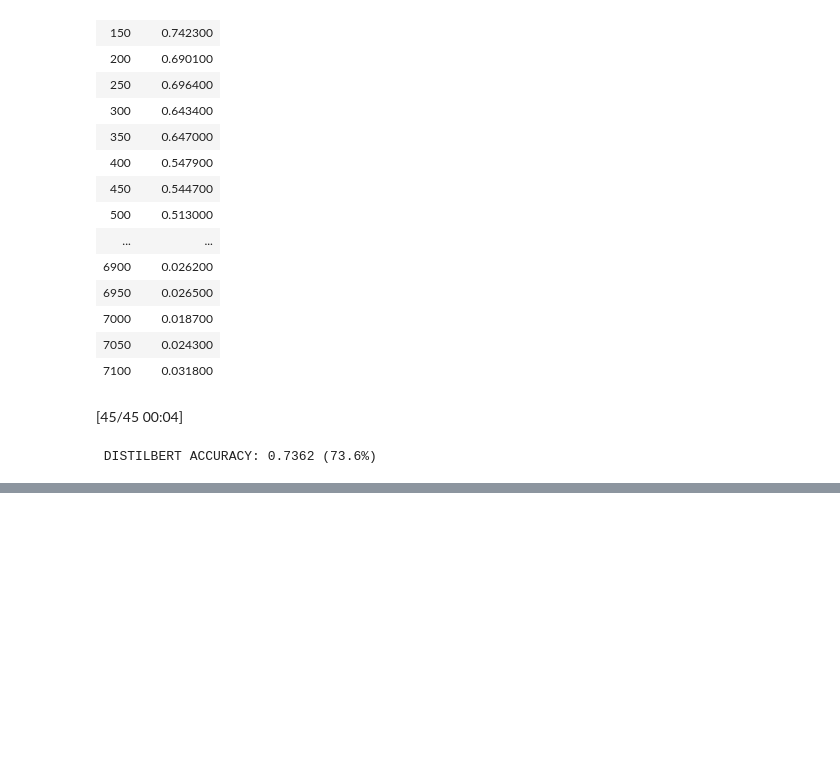
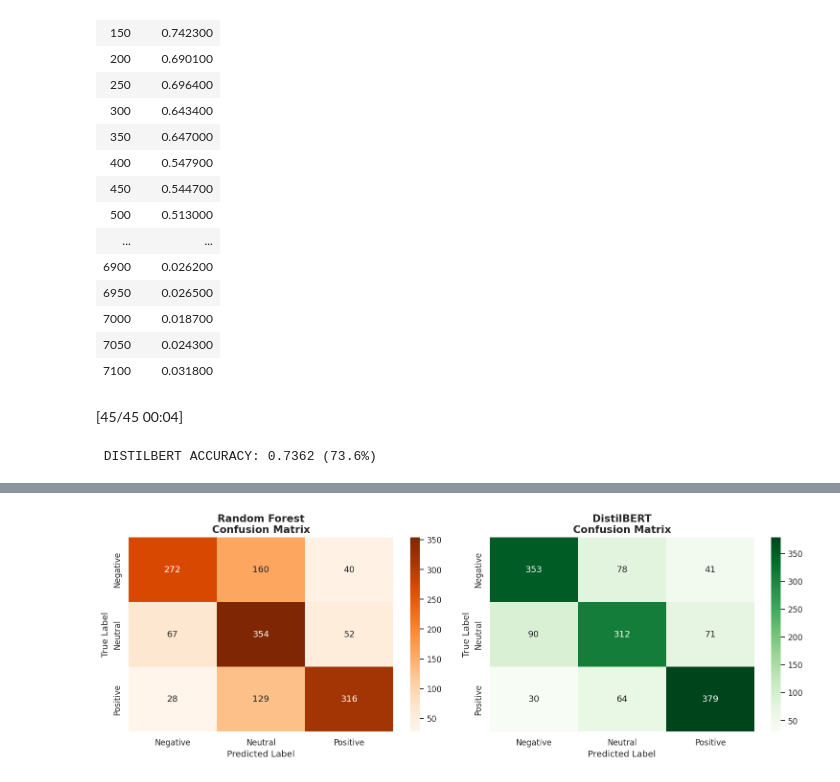
Before and after one commit to akash99955/AML, a Jupyter notebook: AML.ipynb, the cells around one changed output, grey strips where cells are left out. Cells and saved outputs as stored; diff of their text form; code cells hidden in the pictures; blank space fills up the shorter version.

```diff
--- a/AML.ipynb
+++ b/AML.ipynb
@@ -1091,0 +842,91 @@ Logistic Regression  0.706629  0.706582   0.706695 0.706629
+# %%
+# First, get DistilBERT predictions and probabilities
+bert_predictions_output = trainer.predict(test_dataset)
+y_pred_bert = np.argmax(bert_predictions_output.predictions, axis=1)
+
+# The output are logits, apply softmax to get probabilities for each class
+y_prob_bert = torch.softmax(torch.tensor(bert_predictions_output.predictions), dim=1).numpy()
+
+# Calculate accuracy for BOTH models (Random Forest + DistilBERT)
+rf_accuracy = accuracy_score(test_df['sentiment_label'], y_pred_rf)
+bert_accuracy = accuracy_score(test_df['sentiment_label'], y_pred_bert)
+
+# VISUALIZATION: Confusion Matrices Comparison (2 models)
+fig, axes = plt.subplots(1, 2, figsize=(14, 5))
+
+class_labels = ['Negative', 'Neutral', 'Positive']
+
+# Random Forest Confusion Matrix
+cm_rf = confusion_matrix(test_df['sentiment_label'], y_pred_rf)
+sns.heatmap(cm_rf, annot=True, fmt='d', cmap='Oranges',
+            xticklabels=class_labels,
+            yticklabels=class_labels,
+            ax=axes[0])
+axes[0].set_title('Random Forest\nConfusion Matrix', fontsize=14, fontweight='bold')
+axes[0].set_xlabel('Predicted Label', fontsize=12)
+axes[0].set_ylabel('True Label', fontsize=12)
+
+# DistilBERT Confusion Matrix
+cm_bert = confusion_matrix(test_df['sentiment_label'], y_pred_bert)
+sns.heatmap(cm_bert, annot=True, fmt='d', cmap='Greens',
+            xticklabels=class_labels,
+            yticklabels=class_labels,
+            ax=axes[1])
+axes[1].set_title('DistilBERT\nConfusion Matrix', fontsize=14, fontweight='bold')
+axes[1].set_xlabel('Predicted Label', fontsize=12)
+axes[1].set_ylabel('True Label', fontsize=12)
+
+plt.tight_layout()
+plt.show()
+
+
+# VISUALIZATION: Model Performance Comparison (2 models)
+
+# Classification report for DistilBERT to get F1, precision, recall
+bert_report = classification_report(test_df['sentiment_label'], y_pred_bert,
+                                    target_names=class_labels, output_dict=True)
+bert_f1 = bert_report['weighted avg']['f1-score']
+bert_precision = bert_report['weighted avg']['precision']
+bert_recall = bert_report['weighted avg']['recall']
+
+# For Random Forest
+rf_f1 = f1_score(test_df['sentiment_label'], y_pred_rf, average='weighted')
+rf_precision = precision_score(test_df['sentiment_label'], y_pred_rf, average='weighted')
+rf_recall = recall_score(test_df['sentiment_label'], y_pred_rf, average='weighted')
+
+comparison_data = {
+    'Model': ['Random Forest', 'DistilBERT'],
+    'Accuracy': [rf_accuracy, bert_accuracy],
+    'F1-Score': [rf_f1, bert_f1],
+    'Precision': [rf_precision, bert_precision],
+    'Recall': [rf_recall, bert_recall]
+}
+
+comparison_df = pd.DataFrame(comparison_data)
+
+print("\n Performance Metrics Comparison (2 Models):")
+print("-" * 60)
+print(comparison_df.to_string(index=False))
+
+# Visualization (same style as your given way)
+fig, axes = plt.subplots(2, 2, figsize=(12, 10))
+axes = axes.flatten()
+
+metrics = ['Accuracy', 'F1-Score', 'Precision', 'Recall']
+colors = ['skyblue', 'lightgreen', 'orange', 'violet']
+
+for idx, metric in enumerate(metrics):
+    bars = axes[idx].bar(comparison_df['Model'], comparison_df[metric], color=colors[idx])
+    axes[idx].set_title(f'{metric} Comparison', fontsize=14, fontweight='bold')
+    axes[idx].set_ylabel(metric, fontsize=12)
+    axes[idx].set_ylim([0.5, 1.0])
+
+    for bar, val in zip(bars, comparison_df[metric]):
+        axes[idx].text(bar.get_x() + bar.get_width()/2, bar.get_height() + 0.01,
+                       f'{val:.4f}', ha='center', va='bottom',
+                       fontsize=9, fontweight='bold')
+
+plt.suptitle('Model Performance Comparison (Random Forest vs DistilBERT)', fontsize=16, fontweight='bold')
+plt.tight_layout()
+plt.show()
+# %% [output]
@@ -1091,0 +934 @@ Logistic Regression  0.706629  0.706582   0.706695 0.706629
+[figure, added]
```
Also changed, not shown: parts of 3 cells of this notebook.
